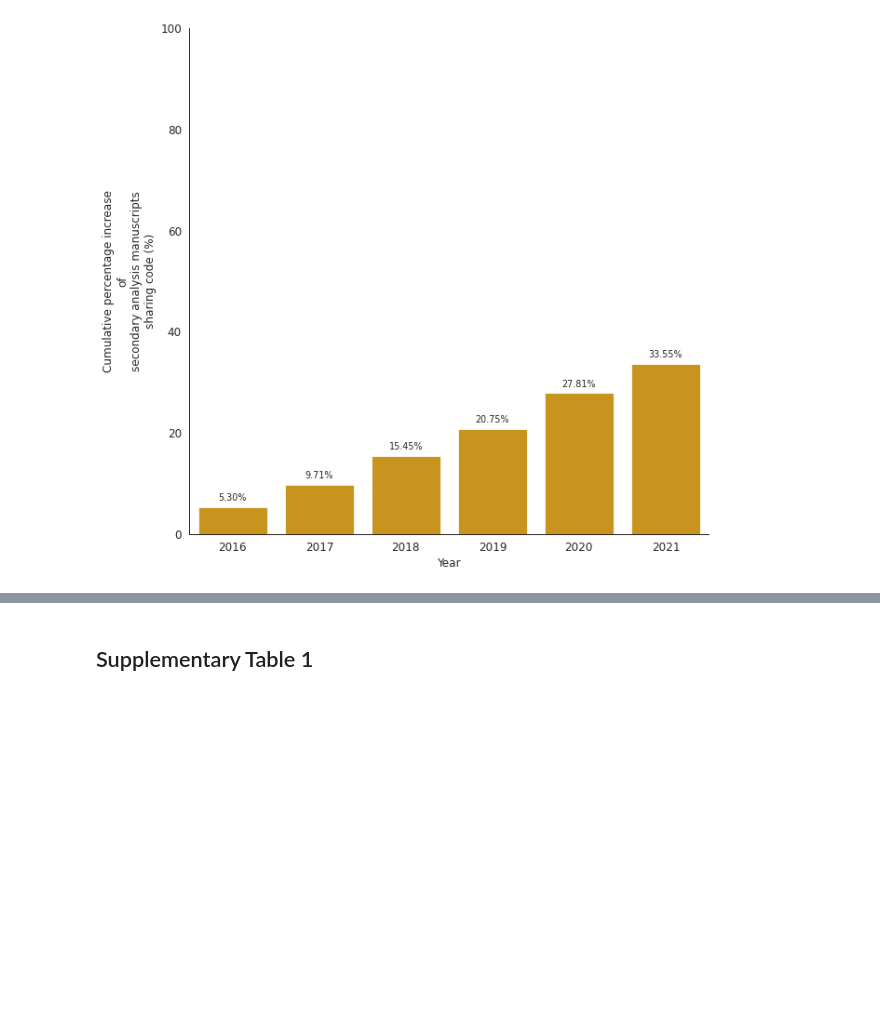
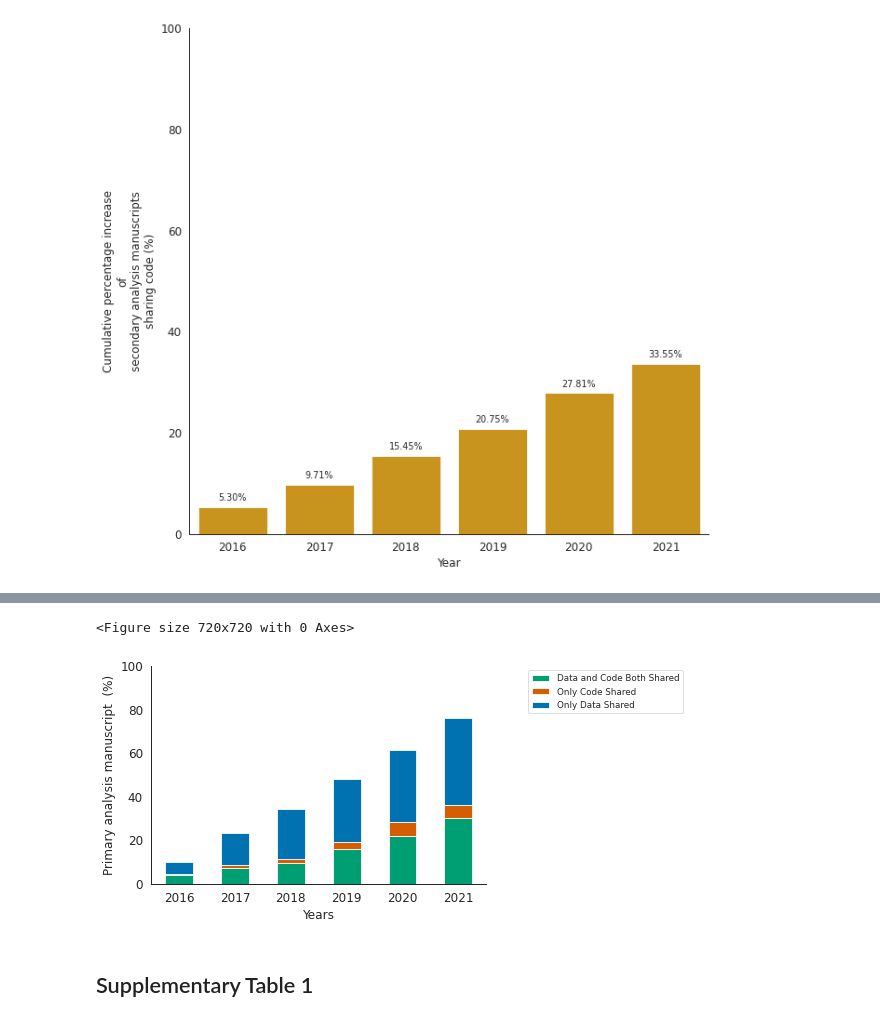
Before and after one commit to Mangul-Lab-USC/code-availability, a Jupyter notebook: notebooks/Figures.ipynb, the cells around one changed output, grey strips where cells are left out. Cells and saved outputs as stored; diff of their text form; code cells hidden in the pictures; blank space fills up the shorter version.

```diff
--- a/notebooks/Figures.ipynb
+++ b/notebooks/Figures.ipynb
@@ -1393,3 +1426,22 @@ plt.show()
+# %%
+plt.figure(figsize=(10, 10))
+plt.rcParams.update({'font.size': 12})
+rcParams['font.family'] = 'sans-serif'
+sns.set_context("paper",font_scale=1)
+# create stacked bar chart for monthly temperatures
+df_stacked.plot(kind='bar', stacked=True,color=['#009E73','#D55E00','#0072B2'], rot=0)
+plt.ylim([0, 100])
+# labels for x & y axis
+plt.xlabel("Years",fontsize=12)
+plt.ylabel("Primary analysis manuscript  (%)",fontsize=12)
+plt.legend(loc='upper right', bbox_to_anchor=(1.6, 1))
+plt.tick_params(axis='both', labelsize=12)
+sns.despine()
+plt.savefig('../Figures/sup12.png', format='png', dpi=300)
+plt.show()
+# %% [output]
+<Figure size 720x720 with 0 Axes>
+[figure, added]
 # %% [markdown]
 ## Supplementary Table 1
 # %%
```
Also changed, not shown: parts of 14 cells of this notebook, 4 other files.
